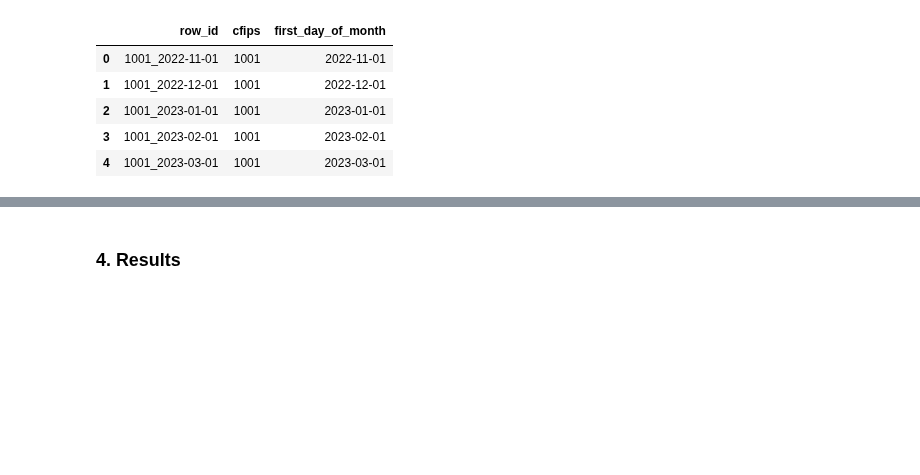
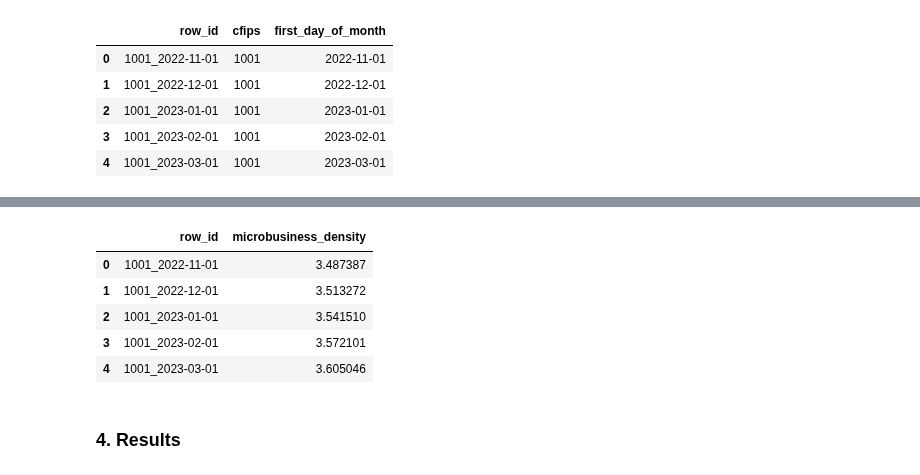
Before and after one commit to gperdrizet/kaggle_microbusiness, a Jupyter notebook: notebooks/12-leaderboard_benchmark_detrended_siegel_model.ipynb, the cells around one changed output, grey strips where cells are left out. Cells and saved outputs as stored; diff of their text form; code cells hidden in the pictures; blank space fills up the shorter version.

Commit message:
Double checked submission file generation.

```diff
--- a/notebooks/12-leaderboard_benchmark_detrended_siegel_model.ipynb
+++ b/notebooks/12-leaderboard_benchmark_detrended_siegel_model.ipynb
@@ -305,3 +285,12 @@ for model_order in model_orders:
+# %%
+submission_df.head()
+# %% [output]
+|  | row_id | microbusiness_density |
+| 0 | 1001_2022-11-01 | 3.487387 |
+| 1 | 1001_2022-12-01 | 3.513272 |
+| 2 | 1001_2023-01-01 | 3.541510 |
+| 3 | 1001_2023-02-01 | 3.572101 |
+| 4 | 1001_2023-03-01 | 3.605046 |
 # %% [markdown]
 <a name="results"></a>
 ### 4. Results
```
Also changed, not shown: parts of 2 cells of this notebook.
